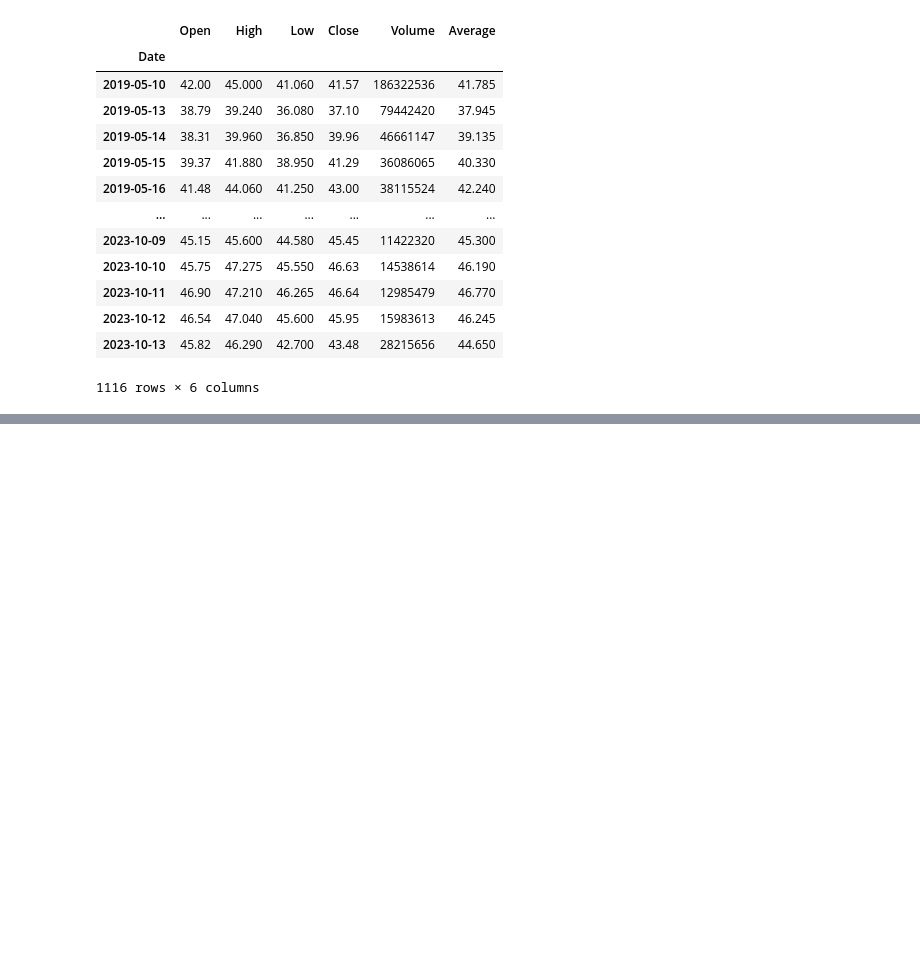
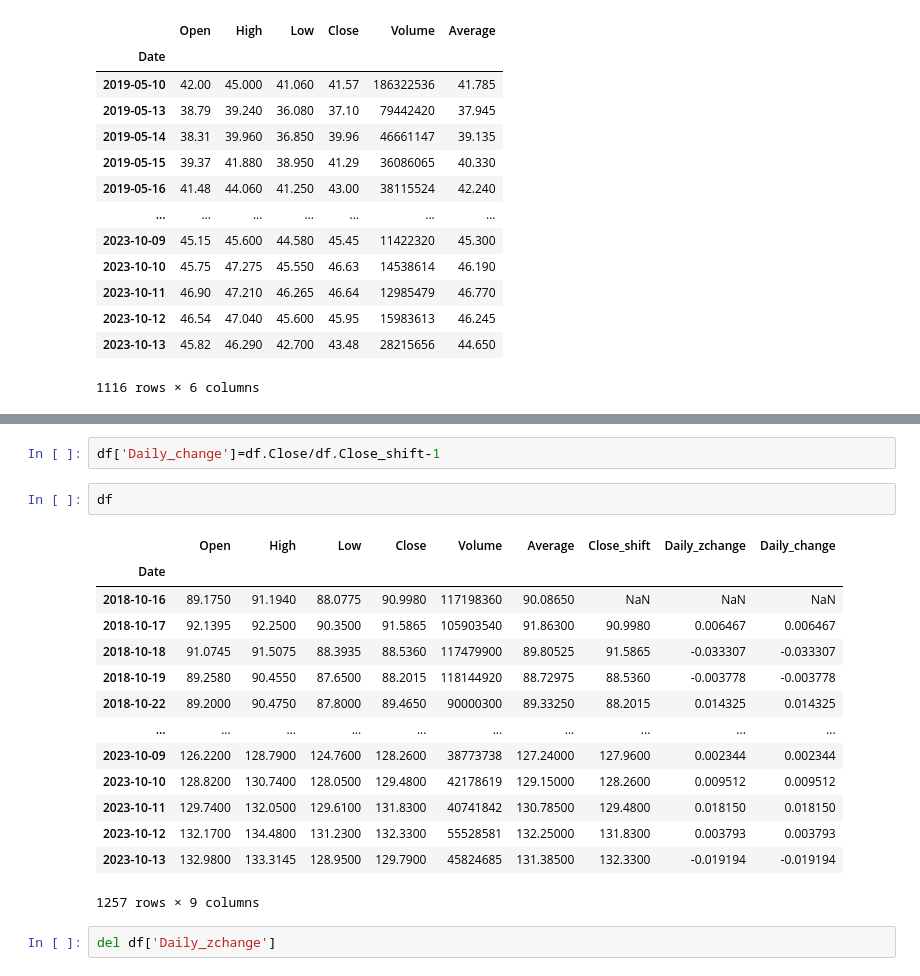
Before and after one commit to BarbaraLipinska24/data-science-bootcamp, a Jupyter notebook: 01_wprowadzenie/02_dane_giełdowe.ipynb, the cells around one changed output, grey strips where cells are left out. Saved outputs shown, nothing was run; the diff lists cells and outputs as text; blank space fills up the shorter version.

```diff
--- a/01_wprowadzenie/02_dane_giełdowe.ipynb
+++ b/01_wprowadzenie/02_dane_giełdowe.ipynb
@@ -286,0 +315,21 @@ df
+# %%
+df['Daily_change']=df.Close/df.Close_shift-1
+# %%
+df
+# %% [output]
+|  | Open | High | Low | Close | Volume | Average | Close_shift | Daily_zchange | Daily_change |
+| Date |  |  |  |  |  |  |  |  |  |
+| 2018-10-16 | 89.1750 | 91.1940 | 88.0775 | 90.9980 | 117198360 | 90.08650 | NaN | NaN | NaN |
+| 2018-10-17 | 92.1395 | 92.2500 | 90.3500 | 91.5865 | 105903540 | 91.86300 | 90.9980 | 0.006467 | 0.006467 |
+| 2018-10-18 | 91.0745 | 91.5075 | 88.3935 | 88.5360 | 117479900 | 89.80525 | 91.5865 | -0.033307 | -0.033307 |
+| 2018-10-19 | 89.2580 | 90.4550 | 87.6500 | 88.2015 | 118144920 | 88.72975 | 88.5360 | -0.003778 | -0.003778 |
+| 2018-10-22 | 89.2000 | 90.4750 | 87.8000 | 89.4650 | 90000300 | 89.33250 | 88.2015 | 0.014325 | 0.014325 |
+| ... | ... | ... | ... | ... | ... | ... | ... | ... | ... |
+| 2023-10-09 | 126.2200 | 128.7900 | 124.7600 | 128.2600 | 38773738 | 127.24000 | 127.9600 | 0.002344 | 0.002344 |
+| 2023-10-10 | 128.8200 | 130.7400 | 128.0500 | 129.4800 | 42178619 | 129.15000 | 128.2600 | 0.009512 | 0.009512 |
+| 2023-10-11 | 129.7400 | 132.0500 | 129.6100 | 131.8300 | 40741842 | 130.78500 | 129.4800 | 0.018150 | 0.018150 |
+| 2023-10-12 | 132.1700 | 134.4800 | 131.2300 | 132.3300 | 55528581 | 132.25000 | 131.8300 | 0.003793 | 0.003793 |
+| 2023-10-13 | 132.9800 | 133.3145 | 128.9500 | 129.7900 | 45824685 | 131.38500 | 132.3300 | -0.019194 | -0.019194 |
+1257 rows × 9 columns
+# %%
+del df['Daily_zchange']
```
Also changed, not shown: parts of 9 cells of this notebook.
